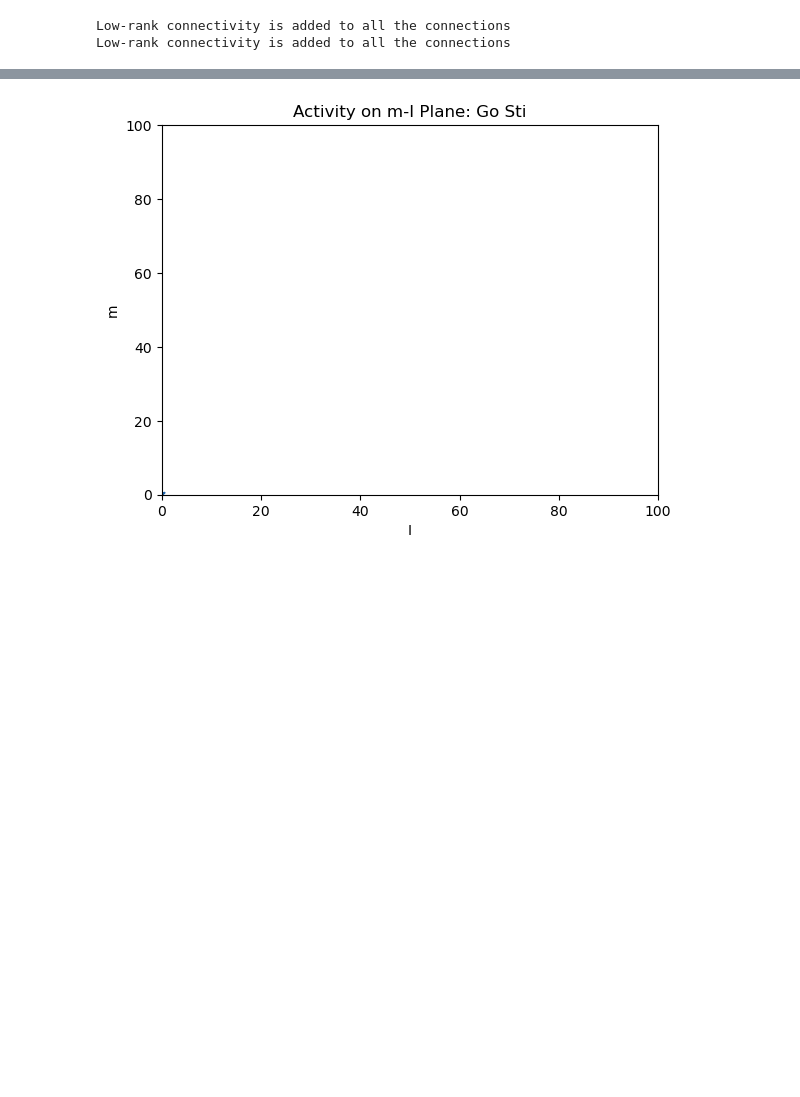
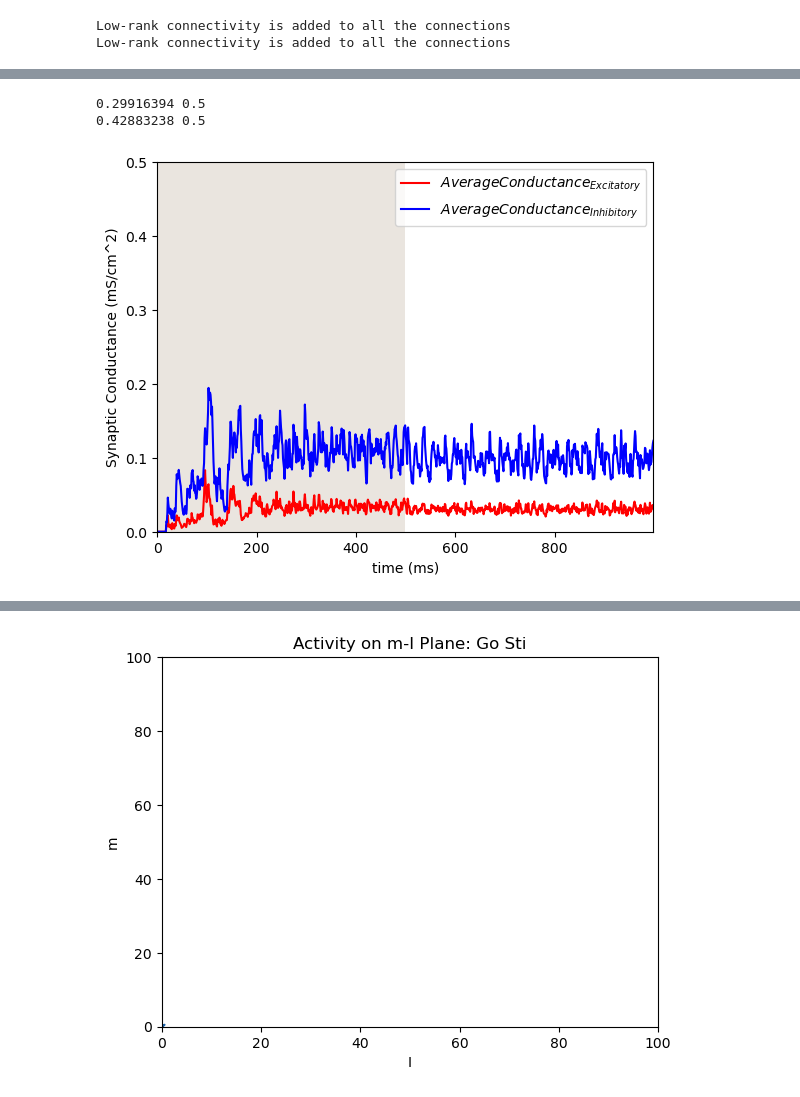
Before and after one commit to LiBinUtokyo/LowRank_ModifiedTheta_SNN, a Jupyter notebook: PYTHON/main_pytorch.ipynb, the cells around one changed output, grey strips where cells are left out. Cells and saved outputs as stored; diff of their text form; code cells hidden in the pictures; blank space fills up the shorter version.

```diff
--- a/PYTHON/main_pytorch.ipynb
+++ b/PYTHON/main_pytorch.ipynb
@@ -315,0 +397,13 @@ Draw_RasterPlot(ax,spk_step_nogo,spk_ind_nogo,'Raster Plot for Nogo Stimuli',dt,
+# %%
+#draw the conductance of Excitatory and Inhibitory neurons
+# color for Excitatory: red
+# color for Inhibitory: blue
+color_Exc = 'red'
+color_Inh = 'blue'
+fig, ax = plt.subplots()
+Draw_Conductance(ax,g_go[:N_E],color_Exc,"Average Conductance_{Excitatory}",dt,Input_go,ylim=[0,0.5])
+Draw_Conductance(ax,g_go[N_E:],color_Inh,"Average Conductance_{Inhibitory}",dt,Input_nogo,ylim=[0,0.5])
+# %% [output]
+0.29916394 0.5
+0.42883238 0.5
+[figure, added]
```
Also changed, not shown: parts of 11 cells of this notebook, 2 other files.
